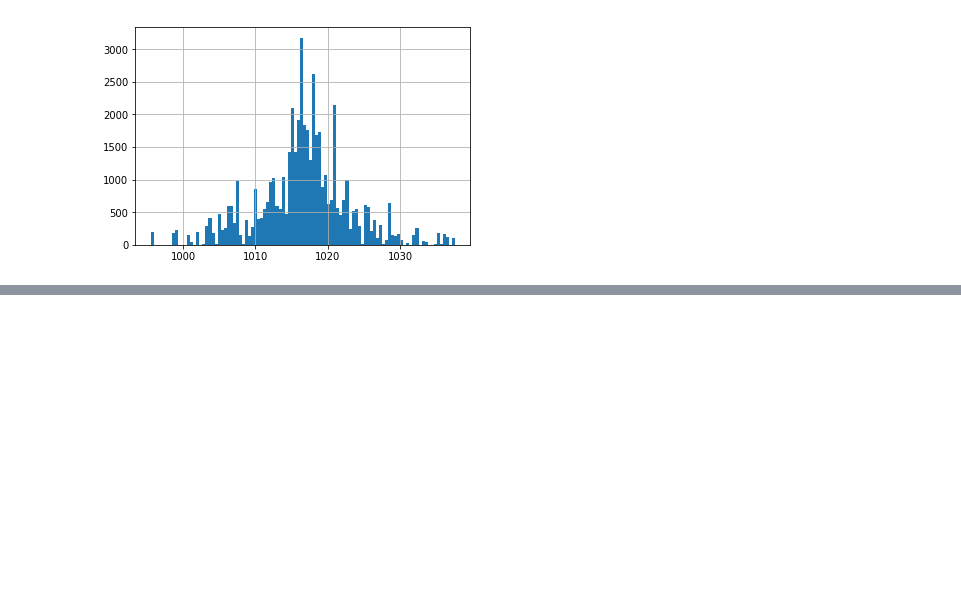
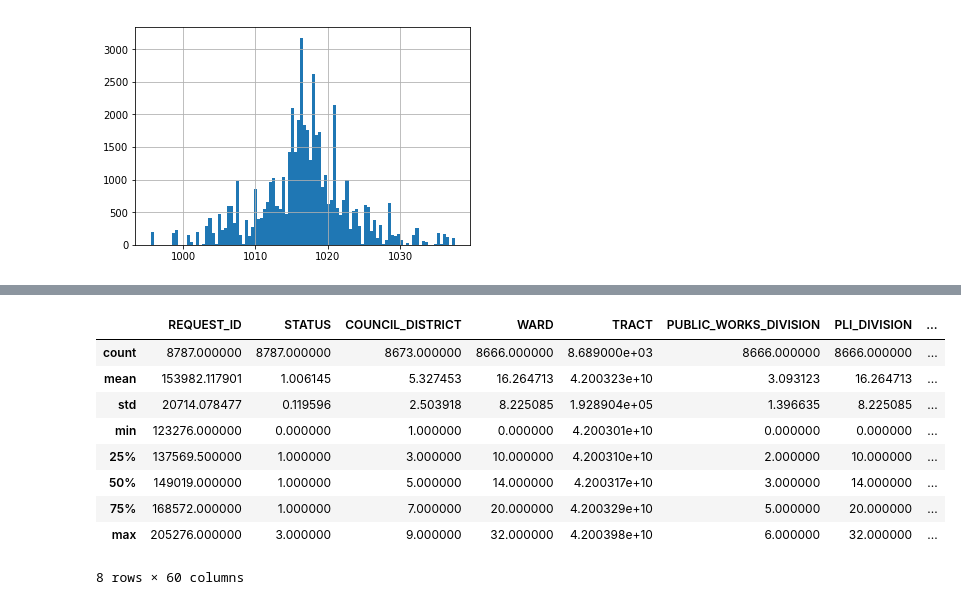
Before and after one commit to erl67/Pittsburgh-311-Weather-Analysis, a Jupyter notebook: 311_Analysis.ipynb, the cells around one changed output, grey strips where cells are left out. Drawn from its saved outputs; the diff is of its cells as text; code cells hidden in the pictures; blank space fills up the shorter version.

```diff
--- a/311_Analysis.ipynb
+++ b/311_Analysis.ipynb
@@ -260,0 +265,19 @@ df['daily.pressure'].hist(bins=100)
+# %%
+df_holes = df[df['REQUEST_TYPE'] == 'Potholes']
+df_weeds = df[df['REQUEST_TYPE'] == 'Weeds/Debris']
+df_abandoned = df[df['REQUEST_TYPE'] == 'Abandoned Vehicle (parked on street)']
+df_litter = df[df['REQUEST_TYPE'] == 'Litter']
+df_paving = df[df['REQUEST_TYPE'] == 'Paving Request']
+# %%
+df_holes.describe()
+# %% [output]
+|  | REQUEST_ID | STATUS | COUNCIL_DISTRICT | WARD | TRACT | PUBLIC_WORKS_DIVISION | PLI_DIVISION | ... |
+| count | 8787.000000 | 8787.000000 | 8673.000000 | 8666.000000 | 8.689000e+03 | 8666.000000 | 8666.000000 | ... |
+| mean | 153982.117901 | 1.006145 | 5.327453 | 16.264713 | 4.200323e+10 | 3.093123 | 16.264713 | ... |
+| std | 20714.078477 | 0.119596 | 2.503918 | 8.225085 | 1.928904e+05 | 1.396635 | 8.225085 | ... |
+| min | 123276.000000 | 0.000000 | 1.000000 | 0.000000 | 4.200301e+10 | 0.000000 | 0.000000 | ... |
+| 25% | 137569.500000 | 1.000000 | 3.000000 | 10.000000 | 4.200310e+10 | 2.000000 | 10.000000 | ... |
+| 50% | 149019.000000 | 1.000000 | 5.000000 | 14.000000 | 4.200317e+10 | 3.000000 | 14.000000 | ... |
+| 75% | 168572.000000 | 1.000000 | 7.000000 | 20.000000 | 4.200329e+10 | 5.000000 | 20.000000 | ... |
+| max | 205276.000000 | 3.000000 | 9.000000 | 32.000000 | 4.200398e+10 | 6.000000 | 32.000000 | ... |
+8 rows × 60 columns
```
Also changed, not shown: parts of 4 cells of this notebook, 1 other file.
